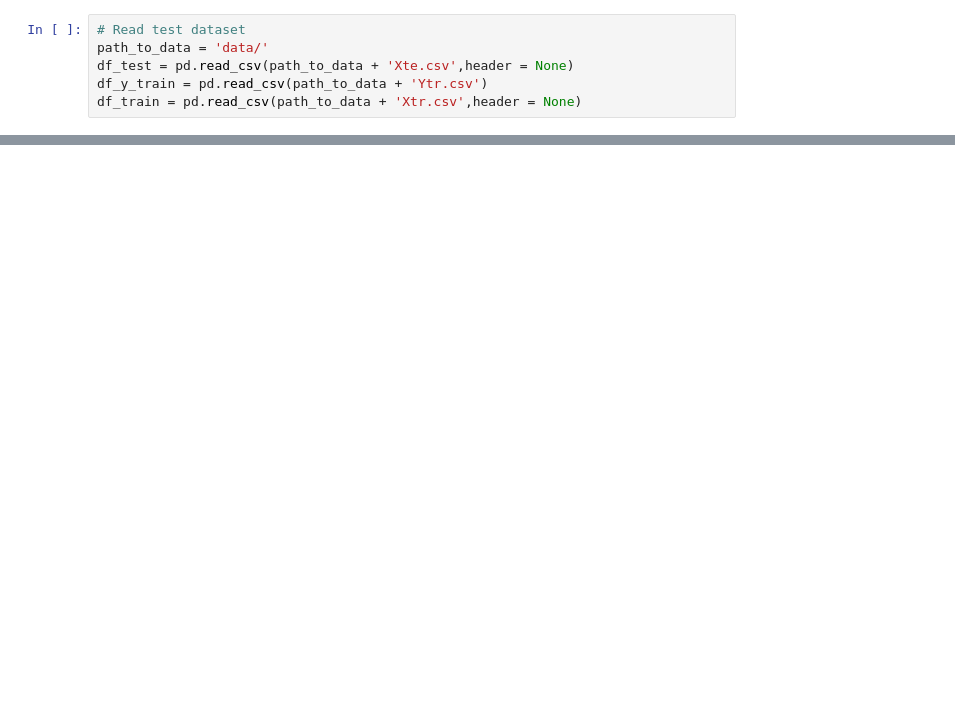
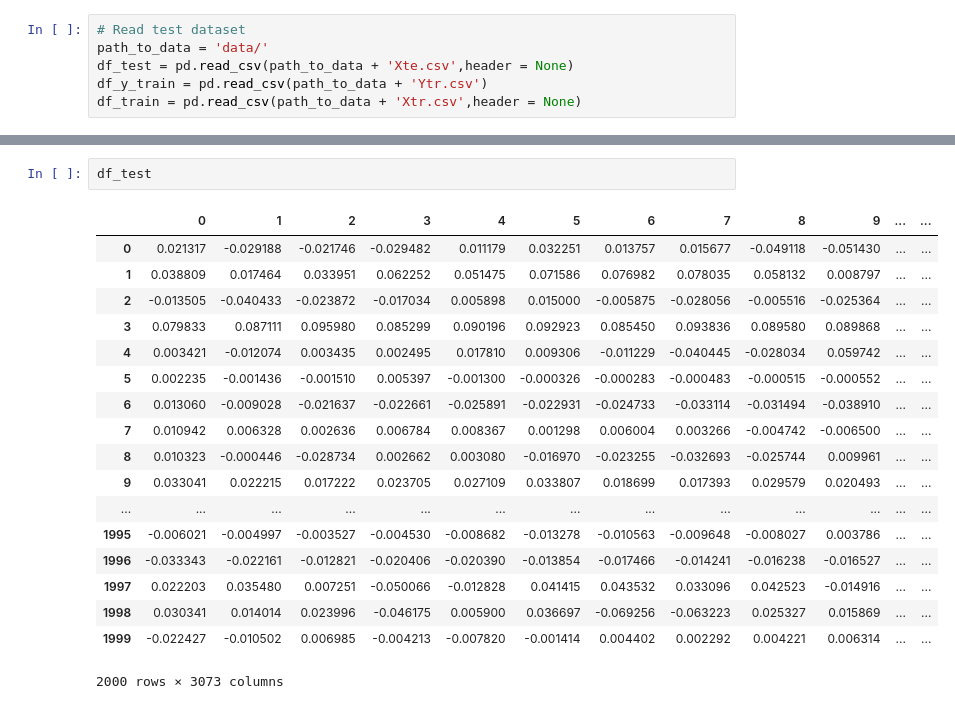
Before and after one commit to 14kirchm/challenge_KernelMethods, a Jupyter notebook: Kernel.ipynb, the cells around one changed output, grey strips where cells are left out. Drawn from its saved outputs; the diff is of its cells as text; blank space fills up the shorter version.

```diff
--- a/Kernel.ipynb
+++ b/Kernel.ipynb
@@ -12,3 +31,24 @@ df_train = pd.read_csv(path_to_data + 'Xtr.csv',header = None)
+# %%
+df_test
+# %% [output]
+|  | 0 | 1 | 2 | 3 | 4 | 5 | 6 | 7 | 8 | 9 | ... | ... |
+| 0 | 0.021317 | -0.029188 | -0.021746 | -0.029482 | 0.011179 | 0.032251 | 0.013757 | 0.015677 | -0.049118 | -0.051430 | ... | ... |
+| 1 | 0.038809 | 0.017464 | 0.033951 | 0.062252 | 0.051475 | 0.071586 | 0.076982 | 0.078035 | 0.058132 | 0.008797 | ... | ... |
+| 2 | -0.013505 | -0.040433 | -0.023872 | -0.017034 | 0.005898 | 0.015000 | -0.005875 | -0.028056 | -0.005516 | -0.025364 | ... | ... |
+| 3 | 0.079833 | 0.087111 | 0.095980 | 0.085299 | 0.090196 | 0.092923 | 0.085450 | 0.093836 | 0.089580 | 0.089868 | ... | ... |
+| 4 | 0.003421 | -0.012074 | 0.003435 | 0.002495 | 0.017810 | 0.009306 | -0.011229 | -0.040445 | -0.028034 | 0.059742 | ... | ... |
+| 5 | 0.002235 | -0.001436 | -0.001510 | 0.005397 | -0.001300 | -0.000326 | -0.000283 | -0.000483 | -0.000515 | -0.000552 | ... | ... |
+| 6 | 0.013060 | -0.009028 | -0.021637 | -0.022661 | -0.025891 | -0.022931 | -0.024733 | -0.033114 | -0.031494 | -0.038910 | ... | ... |
+| 7 | 0.010942 | 0.006328 | 0.002636 | 0.006784 | 0.008367 | 0.001298 | 0.006004 | 0.003266 | -0.004742 | -0.006500 | ... | ... |
+| 8 | 0.010323 | -0.000446 | -0.028734 | 0.002662 | 0.003080 | -0.016970 | -0.023255 | -0.032693 | -0.025744 | 0.009961 | ... | ... |
+| 9 | 0.033041 | 0.022215 | 0.017222 | 0.023705 | 0.027109 | 0.033807 | 0.018699 | 0.017393 | 0.029579 | 0.020493 | ... | ... |
+| ... | ... | ... | ... | ... | ... | ... | ... | ... | ... | ... | ... | ... |
+| 1995 | -0.006021 | -0.004997 | -0.003527 | -0.004530 | -0.008682 | -0.013278 | -0.010563 | -0.009648 | -0.008027 | 0.003786 | ... | ... |
+| 1996 | -0.033343 | -0.022161 | -0.012821 | -0.020406 | -0.020390 | -0.013854 | -0.017466 | -0.014241 | -0.016238 | -0.016527 | ... | ... |
+| 1997 | 0.022203 | 0.035480 | 0.007251 | -0.050066 | -0.012828 | 0.041415 | 0.043532 | 0.033096 | 0.042523 | -0.014916 | ... | ... |
+| 1998 | 0.030341 | 0.014014 | 0.023996 | -0.046175 | 0.005900 | 0.036697 | -0.069256 | -0.063223 | 0.025327 | 0.015869 | ... | ... |
+| 1999 | -0.022427 | -0.010502 | 0.006985 | -0.004213 | -0.007820 | -0.001414 | 0.004402 | 0.002292 | 0.004221 | 0.006314 | ... | ... |
+2000 rows × 3073 columns
 # %%
 df_y_train
 # %% [output]
```
Also changed, not shown: parts of 5 cells of this notebook.
